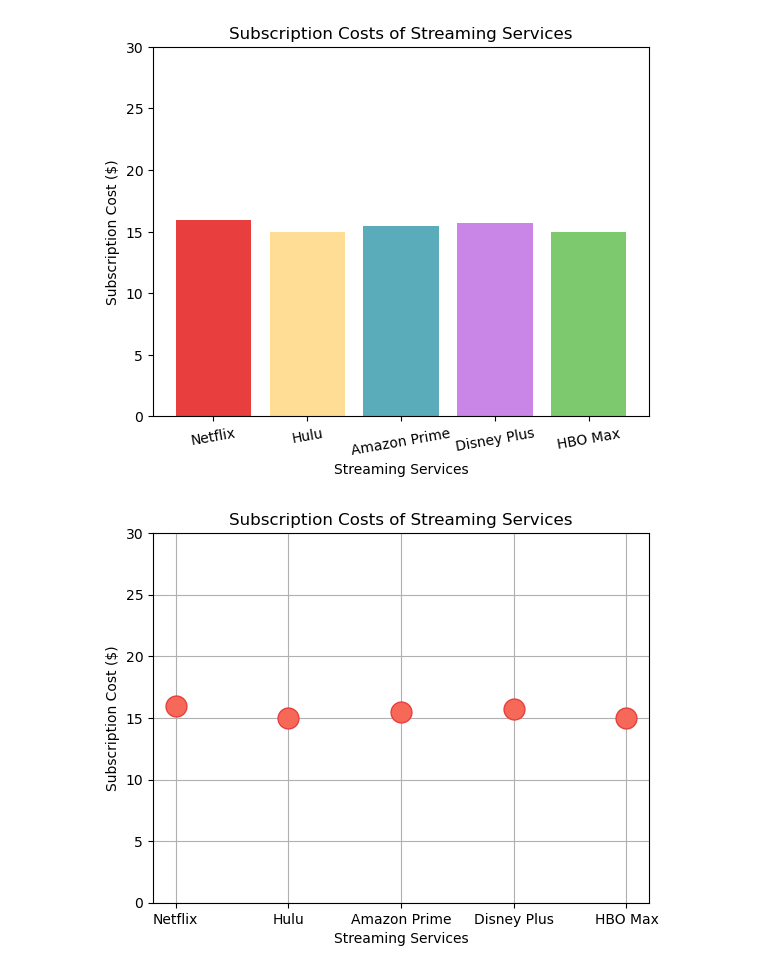
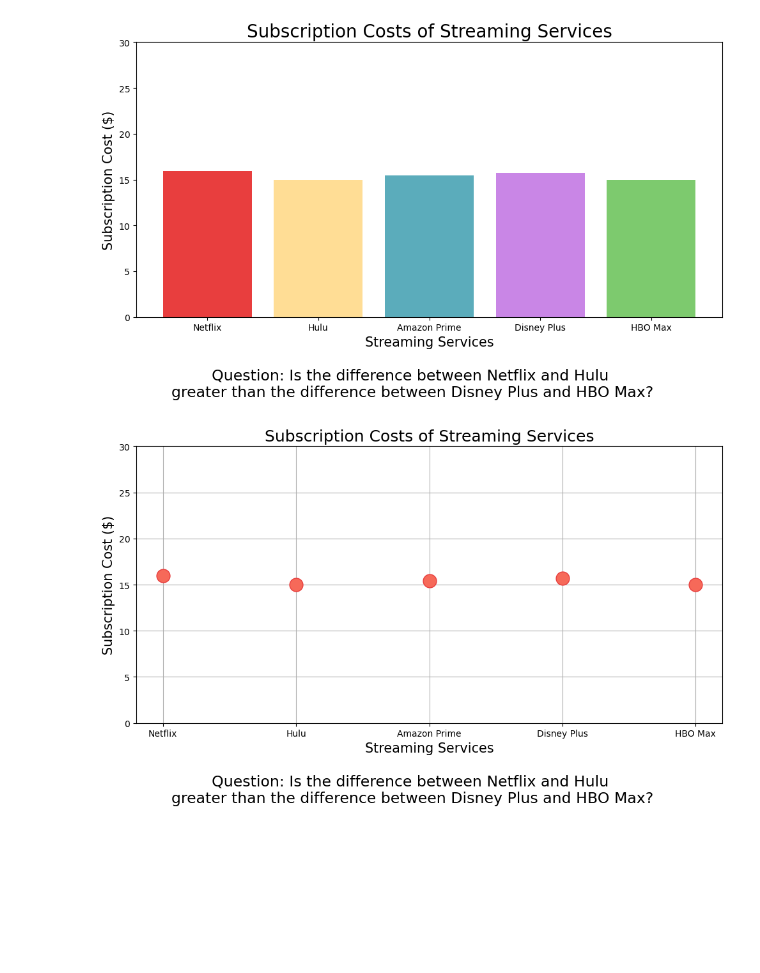
Before and after one commit to Youcheng9/Data-Visualization-Project-1, a Jupyter notebook: data1.ipynb, the cells around one changed output. Drawn from its saved outputs; the diff is of its cells as text; code cells hidden in the pictures; blank space fills up the shorter version.

Commit message:
Added questions to the visualizations and provided answer in txt file

```diff
--- a/data1.ipynb
+++ b/data1.ipynb
@@ -1,28 +1,45 @@
 # %%
 import matplotlib.pyplot as plt
 import numpy as np
 
 
 netlifx = 15.95
 hulu = 14.99
 amazon_prime = 15.45
 disney_plus = 15.70
 hbo_max = 14.99
 
 labels = ['Netflix', 'Hulu', 'Amazon Prime', 'Disney Plus', 'HBO Max']
 values = [netlifx, hulu, amazon_prime, disney_plus, hbo_max]
 
+
+fig = plt.figure(figsize=(10, 6))
+fig.text(
+    0.5, 0.000001,
+    "Question: Is the difference between Netflix and Hulu \ngreater than the difference between Disney Plus and HBO Max?",
+    ha='center',
+    fontsize=17
+)
+
 plt.bar(labels, values, color=["#e83e3e", "#ffdd95", "#5bacbb", "#c986e6", "#7dca6e"])
-plt.xlabel('Streaming Services')
-plt.ylabel('Subscription Cost ($)')
-plt.title('Subscription Costs of Streaming Services')
-plt.xticks(rotation=10)
+plt.xlabel('Streaming Services', fontsize=15)
+plt.ylabel('Subscription Cost ($)', fontsize=15)
+plt.title('Subscription Costs of Streaming Services', fontsize=20)
+plt.xticks()
 plt.ylim(0, 30)
+plt.tight_layout(rect=[0, 0.1, 1, 1])
 plt.show()
 # %% [output]
-[figure, old version]
+[figure, new version]
 # %%
 # ~~~~~~~~~~ Marker Chart ~~~~~~~~~~
+fig = plt.figure(figsize=(10, 6))
+fig.text(
+    0.5, 0.000001,
+    "Question: Is the difference between Netflix and Hulu \ngreater than the difference between Disney Plus and HBO Max?",
+    ha='center',
+    fontsize=17
+)
 plt.plot(labels, values,
          marker='o',
          markersize=15,
@@ -30,11 +47,12 @@ plt.plot(labels, values,
          markeredgecolor='#e83e3e',
          linestyle=''
         )
-plt.xlabel('Streaming Services')
-plt.ylabel('Subscription Cost ($)')
-plt.title('Subscription Costs of Streaming Services')
+plt.xlabel('Streaming Services', fontsize=15)
+plt.ylabel('Subscription Cost ($)', fontsize=15)
+plt.title('Subscription Costs of Streaming Services', fontsize=18)
 plt.ylim(0, 30)
 plt.grid(True)
+plt.tight_layout(rect=[0, 0.1, 1, 1])
 plt.show()
 # %% [output]
-[figure, old version]
+[figure, new version]
```
Also changed, not shown: 6 other files.
